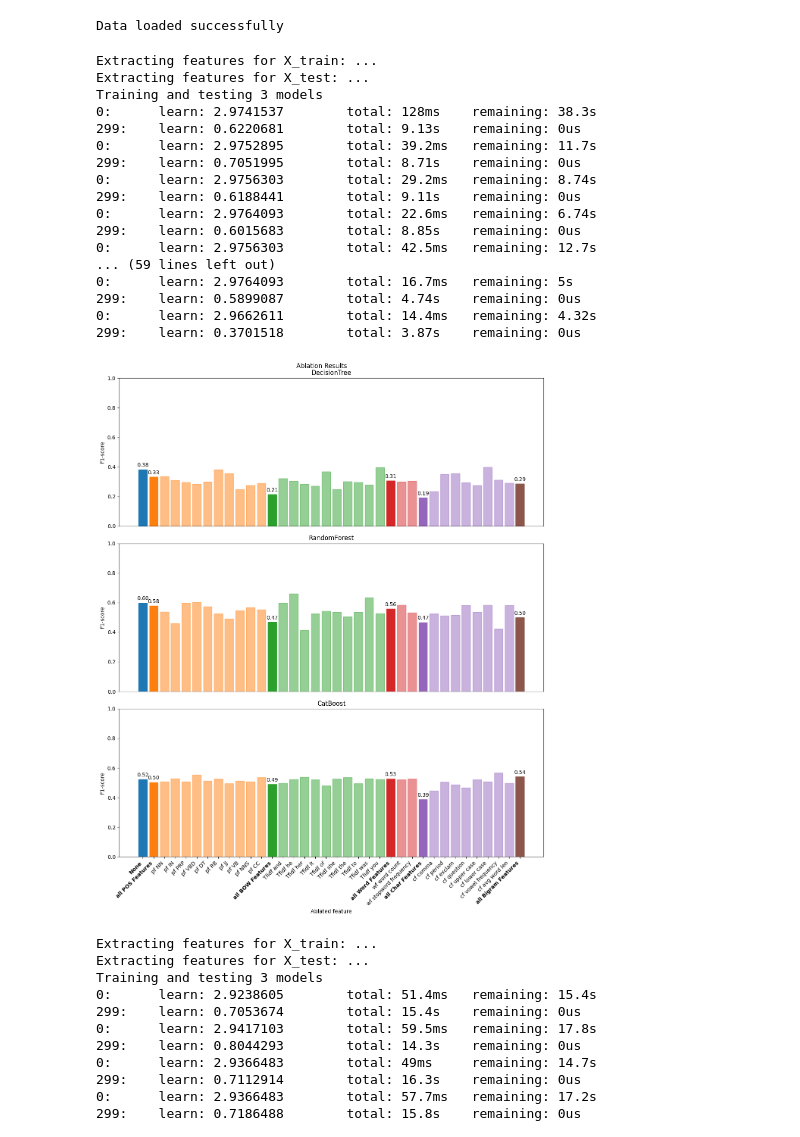
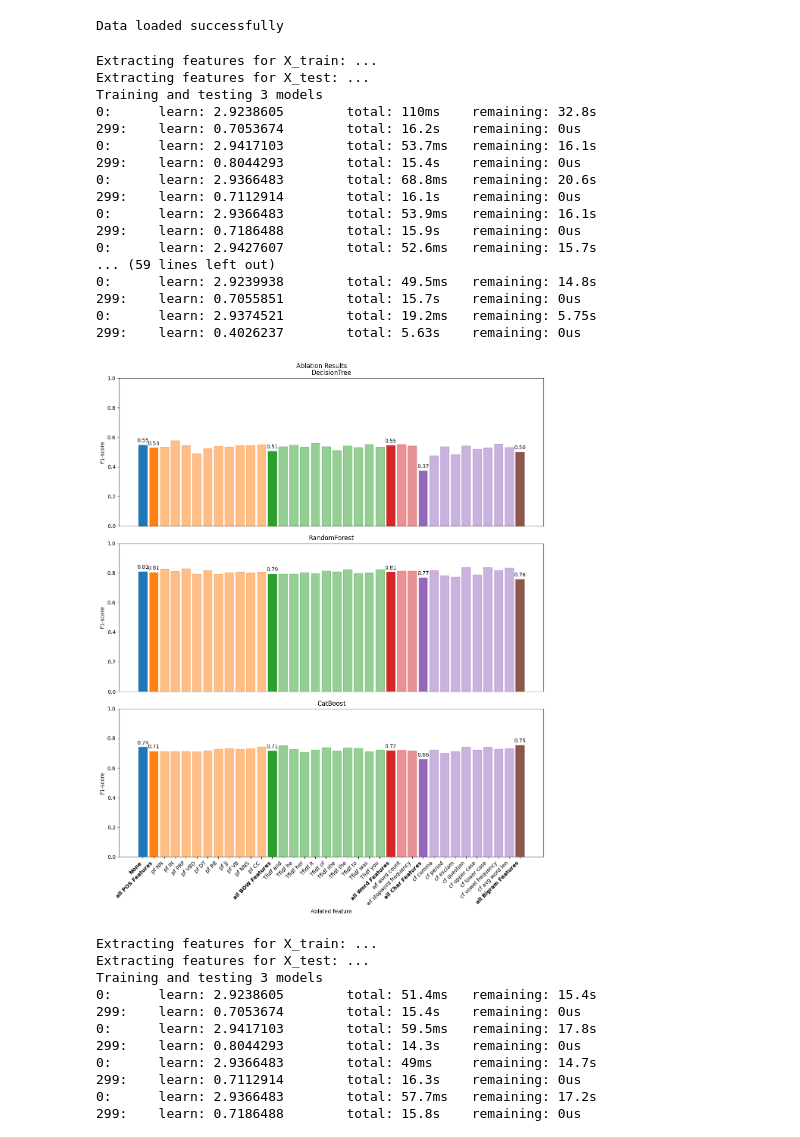
Before and after one commit to jortgutter/txmm_2526_assignment_4, a Jupyter notebook: athorship_attribution.ipynb, the cells around one changed output. Saved outputs shown, nothing was run; the diff lists cells and outputs as text; code cells hidden in the pictures.

```diff
--- a/athorship_attribution.ipynb
+++ b/athorship_attribution.ipynb
@@ -87,30 +87,32 @@ feature_dict = {
     }
 }
 # %%
-evaluate_on_dev(
-    dev_set = DEV_SET.copy(deep=True),
-    feature_dict = deepcopy(feature_dict),
-    model_dict = deepcopy(model_dict)
+# perform ablation on dev set
+evaluate_on_train_test(
+    train_set=TRAIN_SET.copy(deep=True),
+    test_set=DEV_SET.copy(deep=True),
+    feature_dict=deepcopy(feature_dict),
+    model_dict=deepcopy(model_dict)
 )
 # %% [output]
 Extracting features for X_train: ...
 Extracting features for X_test: ...
 Training and testing 3 models
-0:      learn: 2.9741537        total: 128ms    remaining: 38.3s
-299:    learn: 0.6220681        total: 9.13s    remaining: 0us
-0:      learn: 2.9752895        total: 39.2ms   remaining: 11.7s
-299:    learn: 0.7051995        total: 8.71s    remaining: 0us
-0:      learn: 2.9756303        total: 29.2ms   remaining: 8.74s
-299:    learn: 0.6188441        total: 9.11s    remaining: 0us
-0:      learn: 2.9764093        total: 22.6ms   remaining: 6.74s
-299:    learn: 0.6015683        total: 8.85s    remaining: 0us
-0:      learn: 2.9756303        total: 42.5ms   remaining: 12.7s
+0:      learn: 2.9238605        total: 110ms    remaining: 32.8s
+299:    learn: 0.7053674        total: 16.2s    remaining: 0us
+0:      learn: 2.9417103        total: 53.7ms   remaining: 16.1s
+299:    learn: 0.8044293        total: 15.4s    remaining: 0us
+0:      learn: 2.9366483        total: 68.8ms   remaining: 20.6s
+299:    learn: 0.7112914        total: 16.1s    remaining: 0us
+0:      learn: 2.9366483        total: 53.9ms   remaining: 16.1s
+299:    learn: 0.7186488        total: 15.9s    remaining: 0us
+0:      learn: 2.9427607        total: 52.6ms   remaining: 15.7s
 ... (59 lines left out)
-0:      learn: 2.9764093        total: 16.7ms   remaining: 5s
-299:    learn: 0.5899087        total: 4.74s    remaining: 0us
-0:      learn: 2.9662611        total: 14.4ms   remaining: 4.32s
-299:    learn: 0.3701518        total: 3.87s    remaining: 0us
+0:      learn: 2.9239938        total: 49.5ms   remaining: 14.8s
+299:    learn: 0.7055851        total: 15.7s    remaining: 0us
+0:      learn: 2.9374521        total: 19.2ms   remaining: 5.75s
+299:    learn: 0.4026237        total: 5.63s    remaining: 0us
-[figure, old version]
+[figure, new version]
 # %%
 evaluate_on_train_test(
     train_set=TRAIN_SET.copy(deep=True),
```
